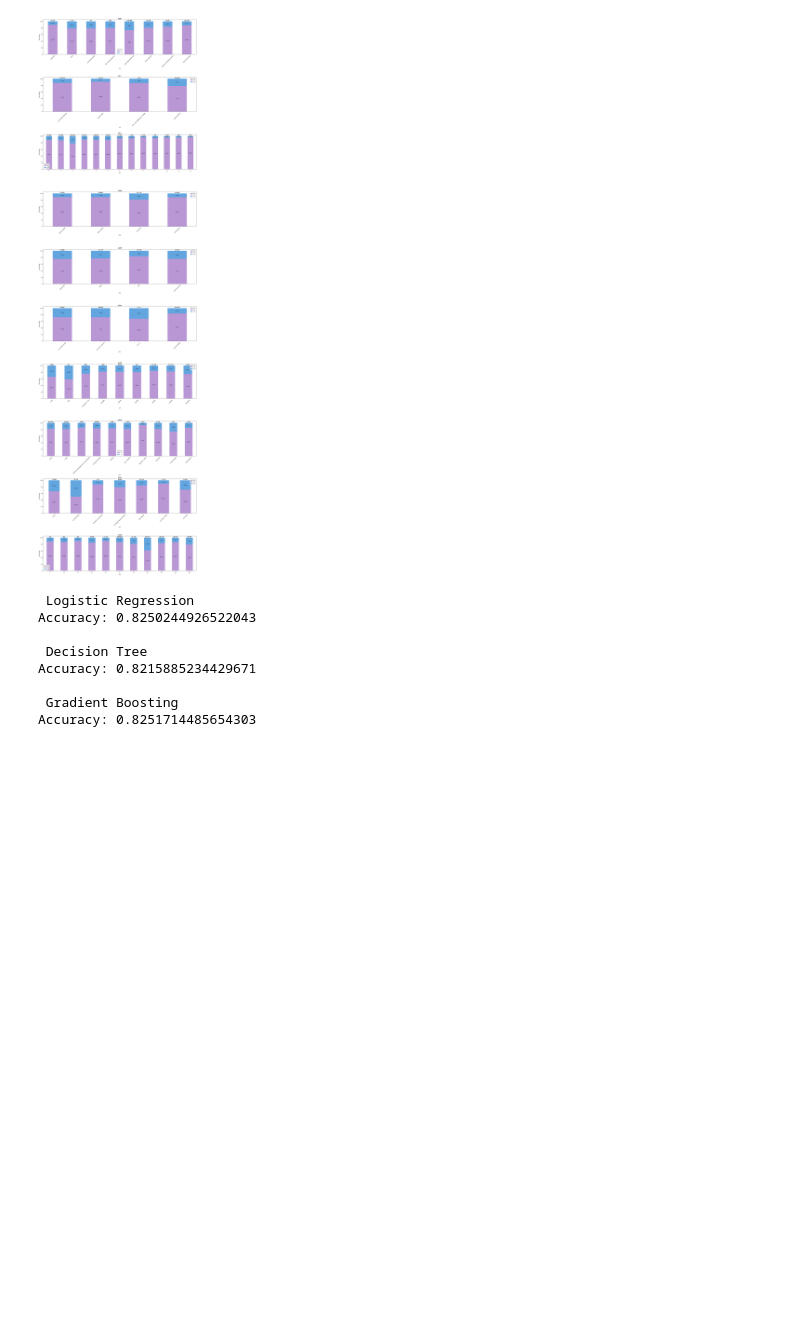
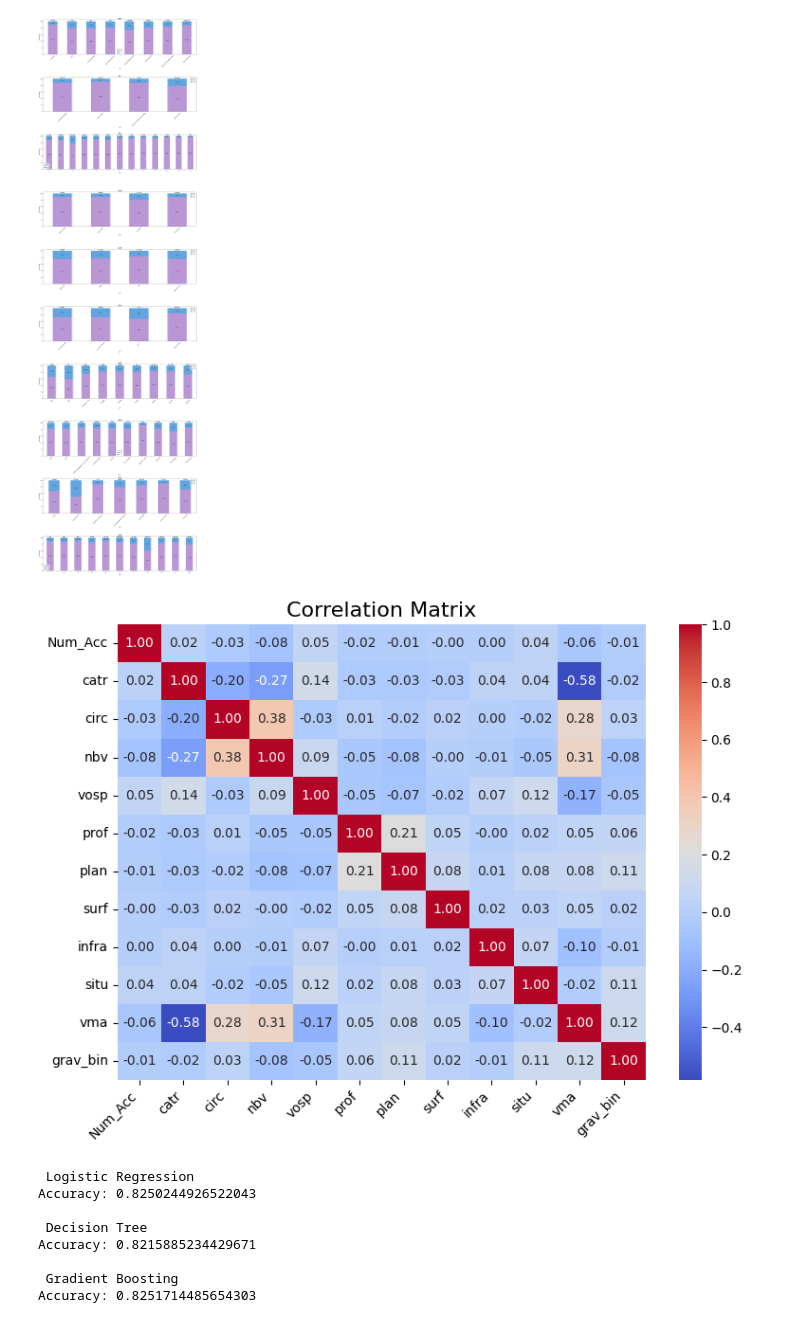
Before and after one commit to KaterinaGalkina/Road_Accident_Severity_Prediction, a Jupyter notebook: lieux.ipynb, the cells around one changed output. Cells and saved outputs as stored; diff of their text form; code cells hidden in the pictures; blank space fills up the shorter version.

```diff
--- a/lieux.ipynb
+++ b/lieux.ipynb
@@ -315,6 +315,27 @@ for i, feature in enumerate(categorical_features):
 plt.tight_layout()
 # %% [output]
 [figure]
+# %%
+import seaborn as sns
+
+plt.figure(figsize=(8, 6))
+
+sns.heatmap(
+    df_lieux_with_target.corr(),
+    cmap="coolwarm",
+    annot=True,
+    fmt=".2f",
+    annot_kws={"size": 10}
+)
+
+plt.title("Correlation Matrix", fontsize=16)
+plt.xticks(rotation=45, ha="right")
+plt.yticks(rotation=0)
+
+plt.tight_layout()
+plt.show()
+# %% [output]
+[figure, added]
 # %%
 from sklearn.compose import ColumnTransformer
 from sklearn.preprocessing import StandardScaler, OneHotEncoder
```
Also changed, not shown: 4 other files.
